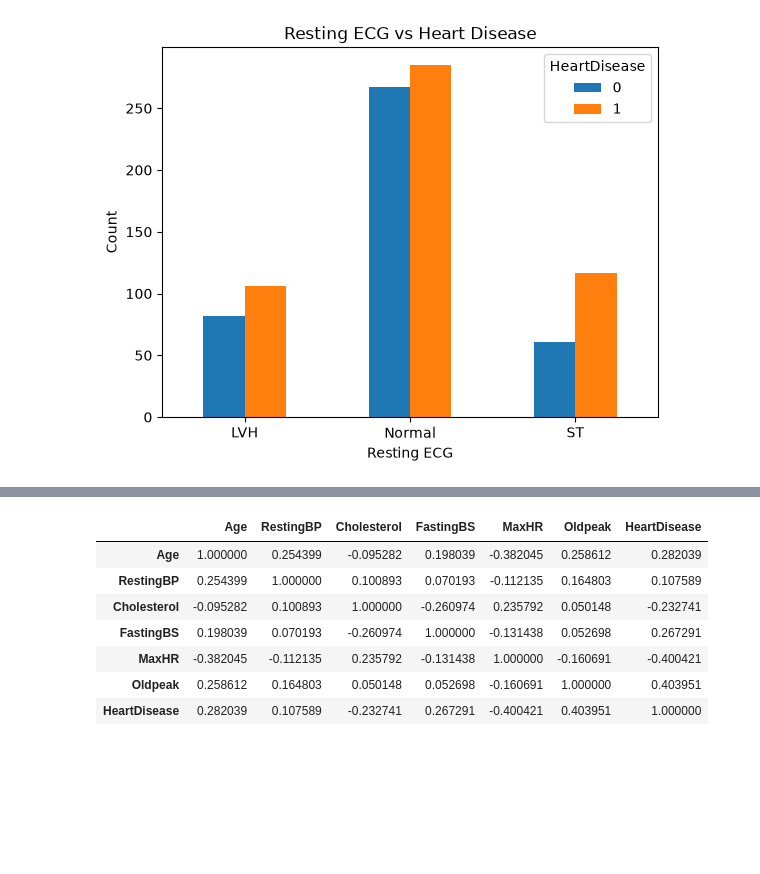
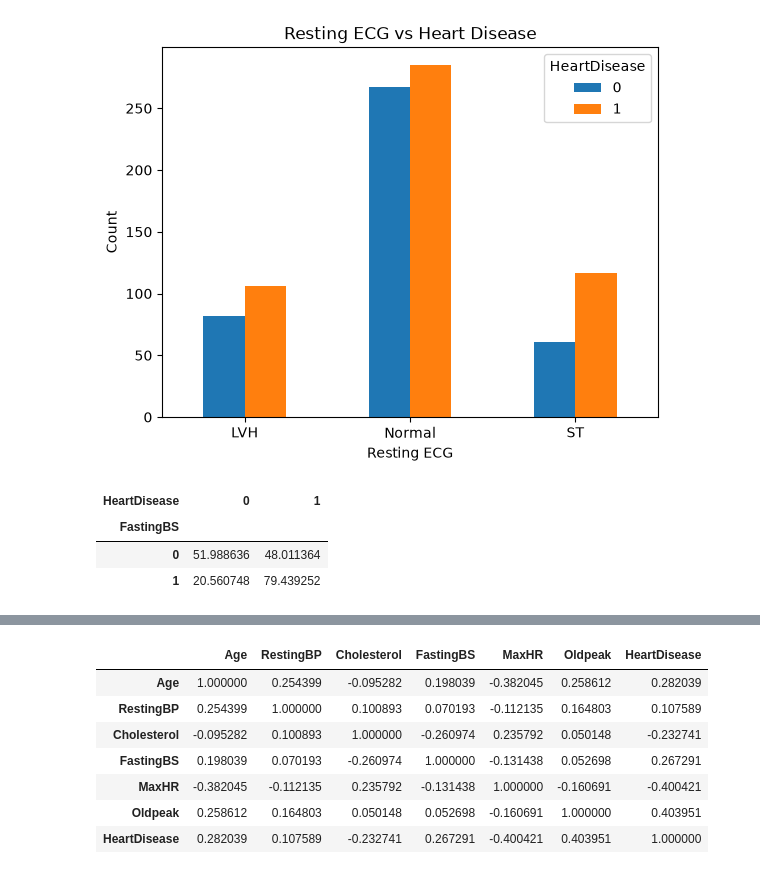
Before and after one commit to ghayda577/AI-ML-Training, a Jupyter notebook: Projects/First-Full-Project/project.ipynb, the cells around one changed output, grey strips where cells are left out. Cells and saved outputs as stored; diff of their text form; code cells hidden in the pictures; blank space fills up the shorter version.

```diff
--- a/Projects/First-Full-Project/project.ipynb
+++ b/Projects/First-Full-Project/project.ipynb
@@ -487,3 +487,14 @@ plt.xticks(rotation=0)
 plt.show()
 # %% [output]
 [figure]
+# %%
+pd.crosstab(
+    df["FastingBS"],
+    df["HeartDisease"],
+    normalize="index"
+) * 100
+# %% [output]
+| HeartDisease | 0 | 1 |
+| FastingBS |  |  |
+| 0 | 51.988636 | 48.011364 |
+| 1 | 20.560748 | 79.439252 |
```
Also changed, not shown: parts of 1 cell of this notebook.
